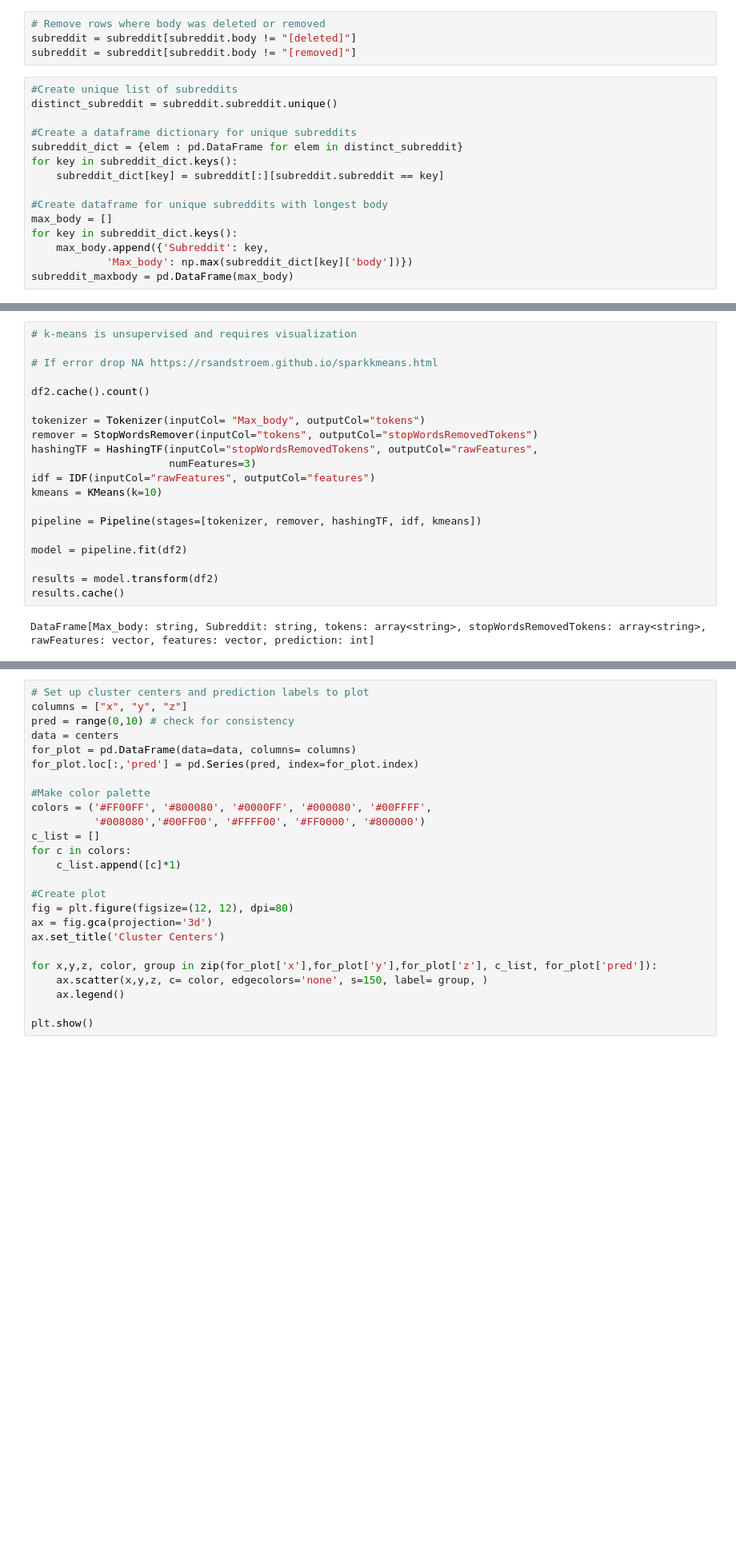
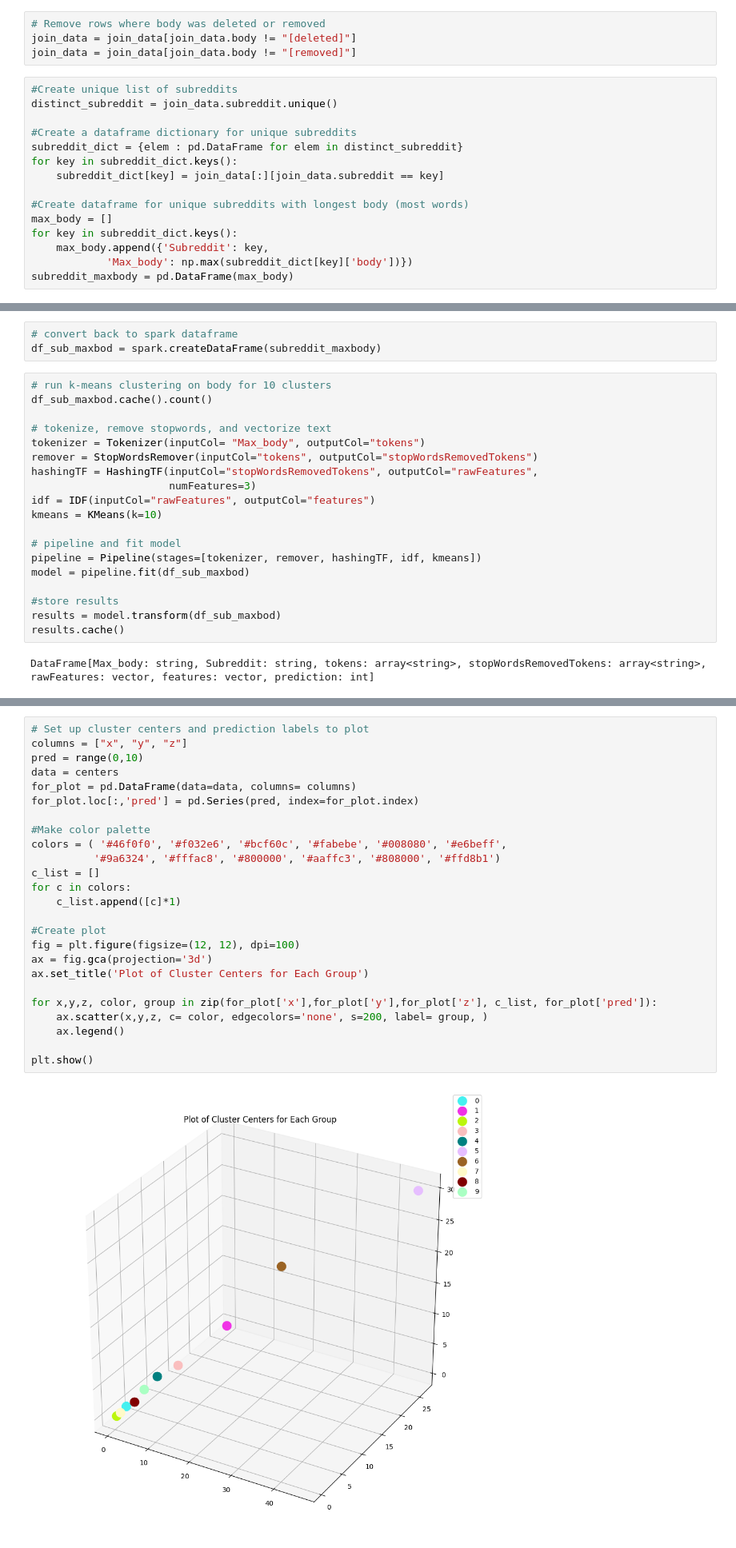
Before and after one commit to kateschulz/ANLY-502, a Jupyter notebook: Exploratory.ipynb, the cells around one changed output, grey strips where cells are left out. Shown at 80% size. Drawn from its saved outputs; the diff is of its cells as text; blank space fills up the shorter version.

```diff
--- a/Exploratory.ipynb
+++ b/Exploratory.ipynb
@@ -73,17 +113,17 @@ subreddit = subreddit_body.toPandas()
 # %%
 # Remove rows where body was deleted or removed
-subreddit = subreddit[subreddit.body != "[deleted]"]
-subreddit = subreddit[subreddit.body != "[removed]"]
+join_data = join_data[join_data.body != "[deleted]"]
+join_data = join_data[join_data.body != "[removed]"]
 # %%
 #Create unique list of subreddits
-distinct_subreddit = subreddit.subreddit.unique()
+distinct_subreddit = join_data.subreddit.unique()
 
 #Create a dataframe dictionary for unique subreddits
 subreddit_dict = {elem : pd.DataFrame for elem in distinct_subreddit}
 for key in subreddit_dict.keys():
-    subreddit_dict[key] = subreddit[:][subreddit.subreddit == key]
+    subreddit_dict[key] = join_data[:][join_data.subreddit == key]
 
-#Create dataframe for unique subreddits with longest body
+#Create dataframe for unique subreddits with longest body (most words)
 max_body = []
 for key in subreddit_dict.keys():
     max_body.append({'Subreddit': key,
@@ -111,10 +132,11 @@ subreddit_score[:20].plot(x='subreddit', y='avg_score', kind='barh', alpha=0.5)
+# %%
+# convert back to spark dataframe
+df_sub_maxbod = spark.createDataFrame(subreddit_maxbody)
 # %%
-# k-means is unsupervised and requires visualization
+# run k-means clustering on body for 10 clusters
+df_sub_maxbod.cache().count()
 
-# If error drop NA https://rsandstroem.github.io/sparkkmeans.html
-
-df2.cache().count()
-
+# tokenize, remove stopwords, and vectorize text
 tokenizer = Tokenizer(inputCol= "Max_body", outputCol="tokens")
 remover = StopWordsRemover(inputCol="tokens", outputCol="stopWordsRemovedTokens")
 hashingTF = HashingTF(inputCol="stopWordsRemovedTokens", outputCol="rawFeatures",
@@ -122,11 +144,12 @@ hashingTF = HashingTF(inputCol="stopWordsRemovedTokens", outputCol="rawFeatures"
 idf = IDF(inputCol="rawFeatures", outputCol="features")
 kmeans = KMeans(k=10)
 
+# pipeline and fit model
 pipeline = Pipeline(stages=[tokenizer, remover, hashingTF, idf, kmeans])
+model = pipeline.fit(df_sub_maxbod)
 
-model = pipeline.fit(df2)
-
-results = model.transform(df2)
+#store results
+results = model.transform(df_sub_maxbod)
 results.cache()
 # %% [output]
 DataFrame[Max_body: string, Subreddit: string, tokens: array<string>, stopWordsRemovedTokens: array<string>, rawFeatures: vector, features: vector, prediction: int]
@@ -137,25 +178,27 @@ centers = model_stage.clusterCenters()
 # %%
 # Set up cluster centers and prediction labels to plot
 columns = ["x", "y", "z"]
-pred = range(0,10) # check for consistency
+pred = range(0,10)
 data = centers
 for_plot = pd.DataFrame(data=data, columns= columns)
 for_plot.loc[:,'pred'] = pd.Series(pred, index=for_plot.index)
 
 #Make color palette
-colors = ('#FF00FF', '#800080', '#0000FF', '#000080', '#00FFFF',
-          '#008080','#00FF00', '#FFFF00', '#FF0000', '#800000')
+colors = ( '#46f0f0', '#f032e6', '#bcf60c', '#fabebe', '#008080', '#e6beff',
+          '#9a6324', '#fffac8', '#800000', '#aaffc3', '#808000', '#ffd8b1')
 c_list = []
 for c in colors:
     c_list.append([c]*1)
 
 #Create plot
-fig = plt.figure(figsize=(12, 12), dpi=80)
+fig = plt.figure(figsize=(12, 12), dpi=100)
 ax = fig.gca(projection='3d')
-ax.set_title('Cluster Centers')
+ax.set_title('Plot of Cluster Centers for Each Group')
 
 for x,y,z, color, group in zip(for_plot['x'],for_plot['y'],for_plot['z'], c_list, for_plot['pred']):
-    ax.scatter(x,y,z, c= color, edgecolors='none', s=150, label= group, )
+    ax.scatter(x,y,z, c= color, edgecolors='none', s=200, label= group, )
     ax.legend()
 
 plt.show()
+# %% [output]
+[figure, added]
```
Also changed, not shown: parts of 23 cells of this notebook.
